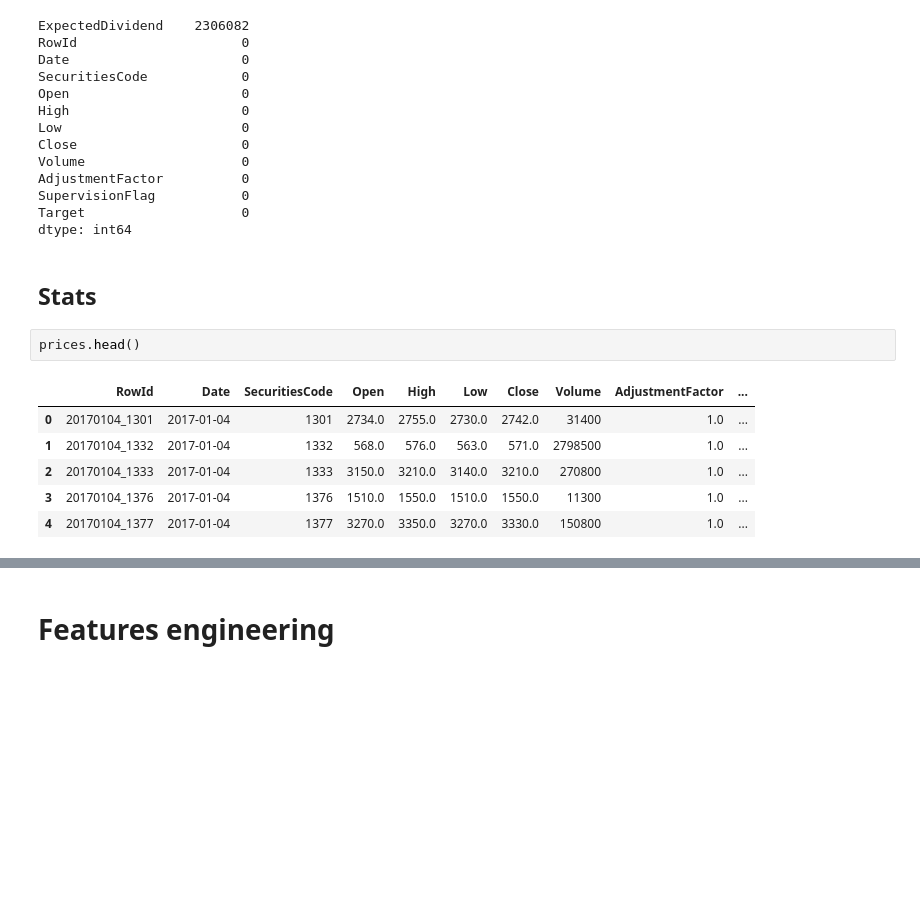
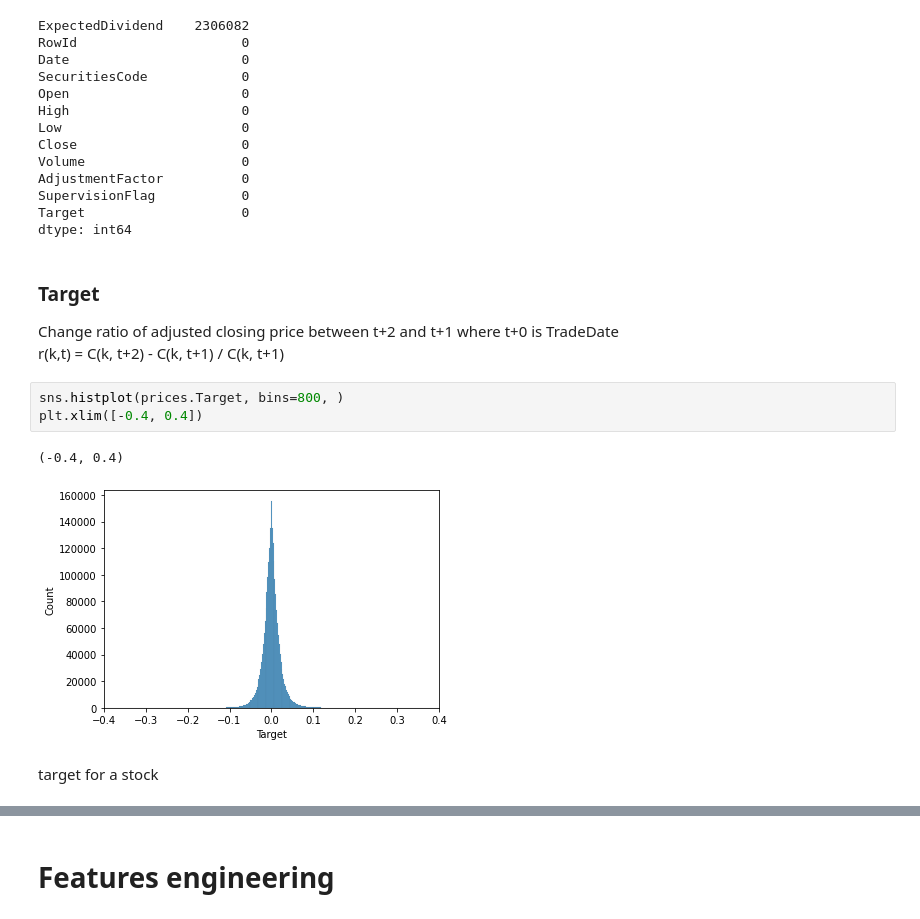
Before and after one commit to valentina-bec/tokyo-stock-exchange, a Jupyter notebook: data.ipynb, the cells around one changed output, grey strips where cells are left out. Drawn from its saved outputs; the diff is of its cells as text; blank space fills up the shorter version.

Commit message:
plot target

```diff
--- a/data.ipynb
+++ b/data.ipynb
@@ -396,14 +396,15 @@ AdjustmentFactor          0
 SupervisionFlag           0
 Target                    0
 dtype: int64
-# %% [markdown]
-## Stats
-# %%
-prices.head()
-# %% [output]
-|  | RowId | Date | SecuritiesCode | Open | High | Low | Close | Volume | AdjustmentFactor | ... |
-| 0 | 20170104_1301 | 2017-01-04 | 1301 | 2734.0 | 2755.0 | 2730.0 | 2742.0 | 31400 | 1.0 | ... |
-| 1 | 20170104_1332 | 2017-01-04 | 1332 | 568.0 | 576.0 | 563.0 | 571.0 | 2798500 | 1.0 | ... |
-| 2 | 20170104_1333 | 2017-01-04 | 1333 | 3150.0 | 3210.0 | 3140.0 | 3210.0 | 270800 | 1.0 | ... |
-| 3 | 20170104_1376 | 2017-01-04 | 1376 | 1510.0 | 1550.0 | 1510.0 | 1550.0 | 11300 | 1.0 | ... |
-| 4 | 20170104_1377 | 2017-01-04 | 1377 | 3270.0 | 3350.0 | 3270.0 | 3330.0 | 150800 | 1.0 | ... |
+# %% [markdown]
+### Target
+Change ratio of adjusted closing price between t+2 and t+1 where t+0 is TradeDate <br>
+r(k,t) = C(k, t+2) - C(k, t+1) / C(k, t+1)
+# %%
+sns.histplot(prices.Target, bins=800, )
+plt.xlim([-0.4, 0.4])
+# %% [output]
+(-0.4, 0.4)
+[figure, added]
+# %% [markdown]
+target for a stock
```
Also changed, not shown: parts of 7 cells of this notebook.
